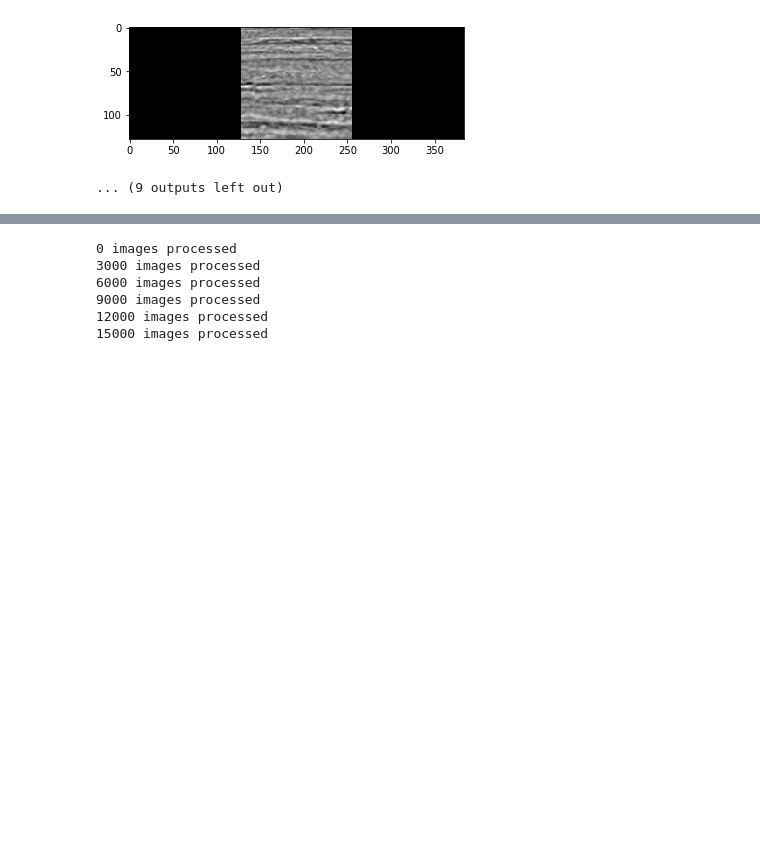
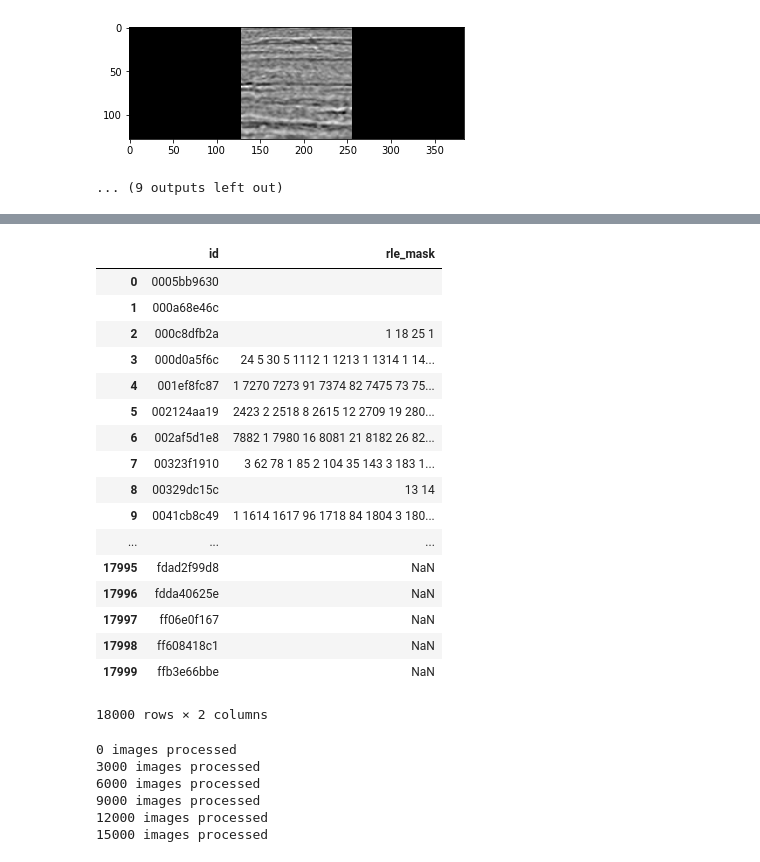
Before and after one commit to rahulpp891994/kaggle_salt_indentification, a Jupyter notebook: initial analysis.ipynb, the cells around one changed output, grey strips where cells are left out. Cells and saved outputs as stored; diff of their text form; code cells hidden in the pictures; blank space fills up the shorter version.

```diff
--- a/initial analysis.ipynb
+++ b/initial analysis.ipynb
@@ -454,3 +636,29 @@ def rle_encode(im):
+# %%
+sub = pd.DataFrame()
+sub['id']=X_preds_img_id + output_blank_id
+sub['rle_mask']=output_X_submi + [np.nan for i in range(len(output_blank_id))]
+
+sub.to_csv('submission1.csv',index=False)
+sub
+# %% [output]
+|  | id | rle_mask |
+| 0 | 0005bb9630 |  |
+| 1 | 000a68e46c |  |
+| 2 | 000c8dfb2a | 1 18 25 1 |
+| 3 | 000d0a5f6c | 24 5 30 5 1112 1 1213 1 1314 1 14... |
+| 4 | 001ef8fc87 | 1 7270 7273 91 7374 82 7475 73 75... |
+| 5 | 002124aa19 | 2423 2 2518 8 2615 12 2709 19 280... |
+| 6 | 002af5d1e8 | 7882 1 7980 16 8081 21 8182 26 82... |
+| 7 | 00323f1910 | 3 62 78 1 85 2 104 35 143 3 183 1... |
+| 8 | 00329dc15c | 13 14 |
+| 9 | 0041cb8c49 | 1 1614 1617 96 1718 84 1804 3 180... |
+| ... | ... | ... |
+| 17995 | fdad2f99d8 | NaN |
+| 17996 | fdda40625e | NaN |
+| 17997 | ff06e0f167 | NaN |
+| 17998 | ff608418c1 | NaN |
+| 17999 | ffb3e66bbe | NaN |
+18000 rows × 2 columns
 # %%
 list_test_depths=[]
 kernel = np.ones((7,7),np.uint8)
```
Also changed, not shown: parts of 18 cells of this notebook.
